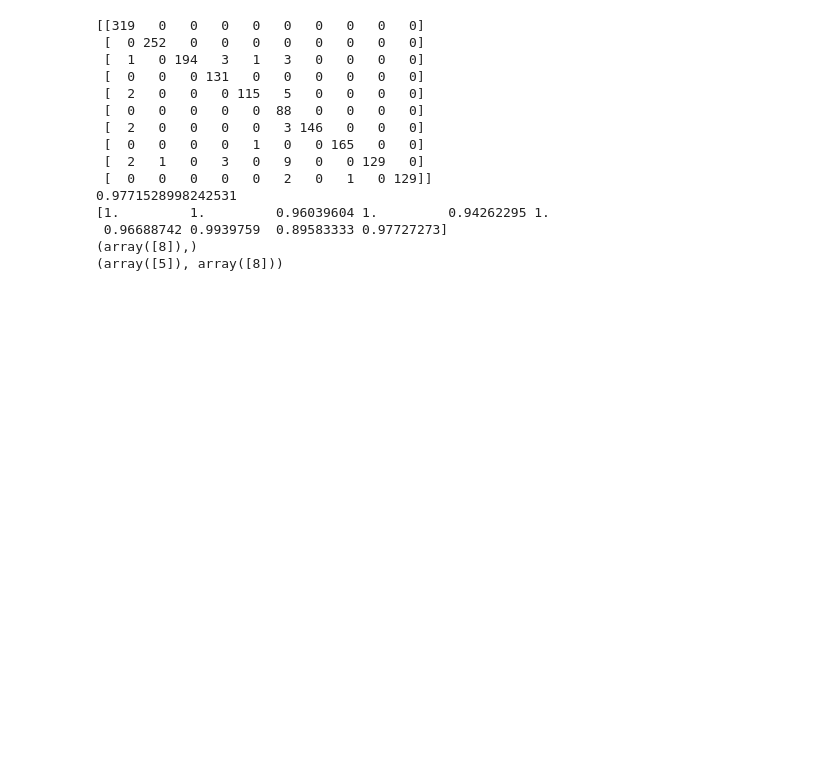
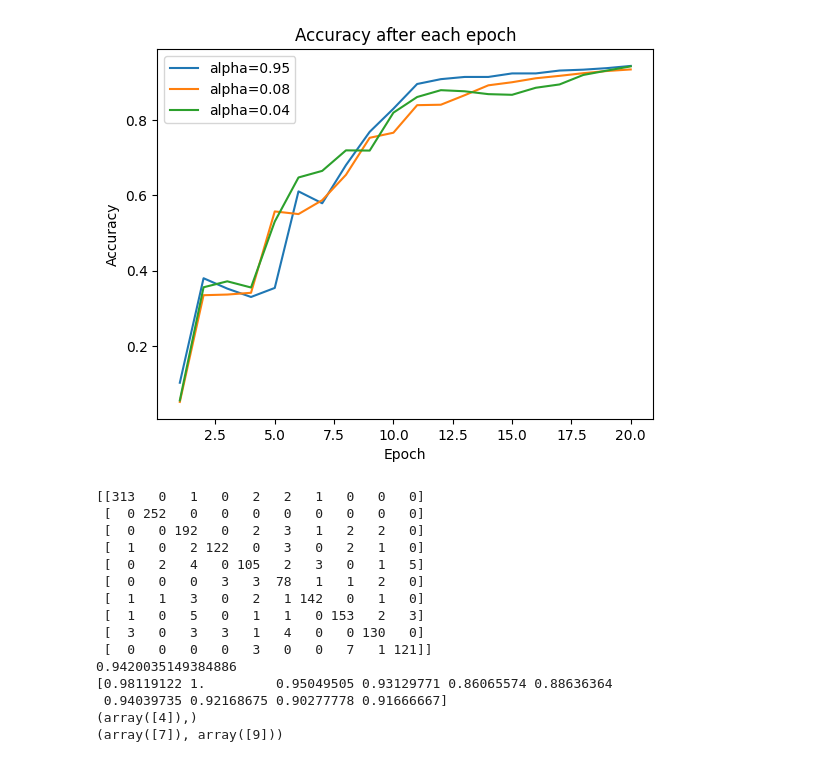
Before and after one commit to yr-chen2000/Deep-Learning-A0, a Jupyter notebook: A0-T2.ipynb, the cells around one changed output. Cells and saved outputs as stored; diff of their text form; code cells hidden in the pictures; blank space fills up the shorter version.

```diff
--- a/A0-T2.ipynb
+++ b/A0-T2.ipynb
@@ -20,24 +46,37 @@ test_out = test_out.to_numpy().flatten()
+# %%
+alpha=np.random.rand(3)# learning rates
+epochs=20
+
+#Initialize
+#W=np.zeros((3,257,10))
+#W=np.ones((3,257,10))
+W=np.random.rand(3,257,10)
+Accuracy=np.zeros((3,epochs))
+
+#Train
+T_train=np.hstack([train_in, np.ones((len(train_in), 1))])
+for i in range(epochs):
+    W[0], Accuracy[0][i]=train(T_train, train_out, W[0], alpha[0])
+    W[1], Accuracy[1][i]=train(T_train, train_out, W[1], alpha[1])
+    W[2], Accuracy[2][i]=train(T_train, train_out, W[2], alpha[2])
+
+
+best_index=np.argmax([Accuracy[0][epochs-1], Accuracy[1][epochs-1], Accuracy[2][epochs-1]])
+W_best=W[best_index]
+#plot
+plt.plot(np.arange(1,epochs+1),Accuracy[0],label=f'alpha={alpha[0]:.2f}')
+plt.plot(np.arange(1,epochs+1),Accuracy[1],label=f'alpha={alpha[1]:.2f}')
+plt.plot(np.arange(1,epochs+1),Accuracy[2],label=f'alpha={alpha[2]:.2f}')
+plt.xlabel('Epoch')
+plt.ylabel('Accuracy')
+plt.title('Accuracy after each epoch')
+plt.legend()
+plt.show()
+# %% [output]
+[figure, added]
 # %%
-alpha=0.01
-epochs=20
-
-#Initialize
-W=np.zeros((257, 10))
-W[-1, :]=1
-T_train=np.hstack([train_in, np.ones((len(train_in), 1))])
-
-#Train
-for epoch in range(epochs):
-    for i in range(len(train_in)):
-        predict=np.argmax(np.dot(T_train[i], W))
-        if predict != train_out[i]:
-            W[:, train_out[i]] += alpha * T_train[i]
-            W[:, predict] -= alpha * T_train[i]
-
 #Predictions for the training set
-train_predictions=np.zeros(len(train_in))
-for i in range(len(train_in)):
-    train_predictions[i]=np.argmax(np.dot(T_train[i], W))
+train_predictions=np.argmax(np.dot(T_train, W_best), axis=1)
 
 con_ma_train=confusion_matrix(train_out, train_predictions)#confusion_matrix for training set
 Overall_accuracy_train=np.trace(con_ma_train/len(train_in))#total accuracy for the training set
@@ -56,21 +95,21 @@ print(accuracy_train)#accuracy in each digits for the training set
 print(Least_acc_train)#most difficult to classify correctly
 print(error_pair_train)#most common mistaken pair for Nearest mean classifier in the training set
 # %% [output]
-[[319   0   0   0   0   0   0   0   0   0]
+[[313   0   1   0   2   2   1   0   0   0]
  [  0 252   0   0   0   0   0   0   0   0]
- [  1   0 194   3   1   3   0   0   0   0]
- [  0   0   0 131   0   0   0   0   0   0]
- [  2   0   0   0 115   5   0   0   0   0]
- [  0   0   0   0   0  88   0   0   0   0]
- [  2   0   0   0   0   3 146   0   0   0]
- [  0   0   0   0   1   0   0 165   0   0]
- [  2   1   0   3   0   9   0   0 129   0]
- [  0   0   0   0   0   2   0   1   0 129]]
-0.9771528998242531
-[1.         1.         0.96039604 1.         0.94262295 1.
- 0.96688742 0.9939759  0.89583333 0.97727273]
-(array([8]),)
-(array([5]), array([8]))
+ [  0   0 192   0   2   3   1   2   2   0]
+ [  1   0   2 122   0   3   0   2   1   0]
+ [  0   2   4   0 105   2   3   0   1   5]
+ [  0   0   0   3   3  78   1   1   2   0]
+ [  1   1   3   0   2   1 142   0   1   0]
+ [  1   0   5   0   1   1   0 153   2   3]
+ [  3   0   3   3   1   4   0   0 130   0]
+ [  0   0   0   0   3   0   0   7   1 121]]
+0.9420035149384886
+[0.98119122 1.         0.95049505 0.93129771 0.86065574 0.88636364
+ 0.94039735 0.92168675 0.90277778 0.91666667]
+(array([4]),)
+(array([7]), array([9]))
 # %%
 #Predictions for the test set
 T_test=np.hstack([test_in, np.ones((len(test_in), 1))])
```
Also changed, not shown: parts of 4 cells of this notebook.
